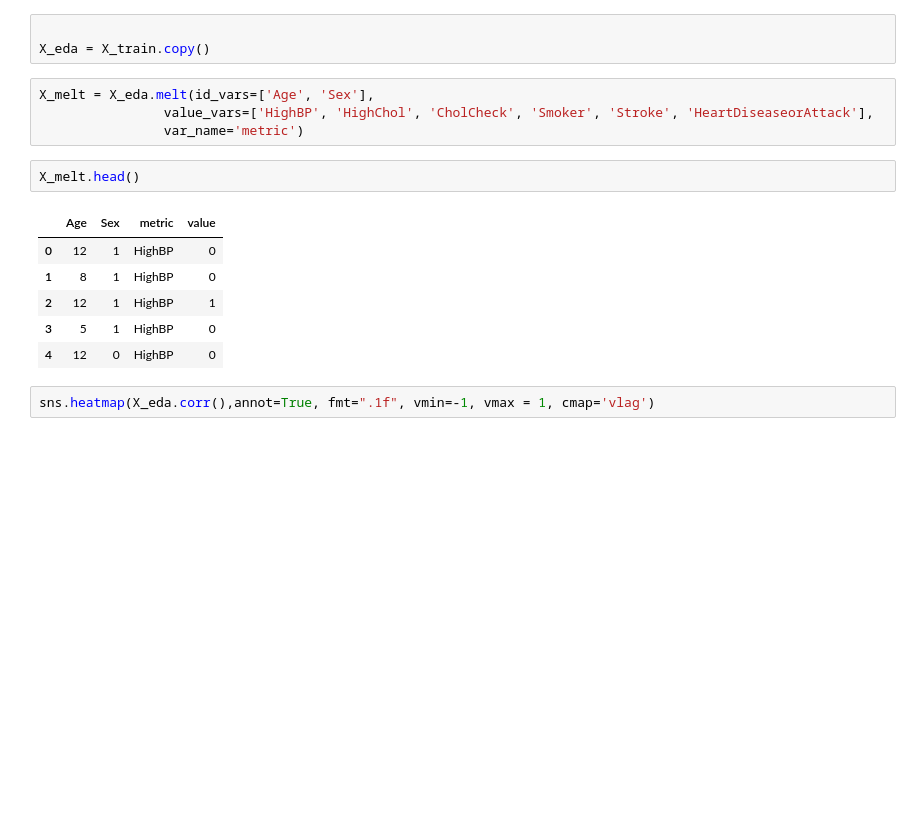
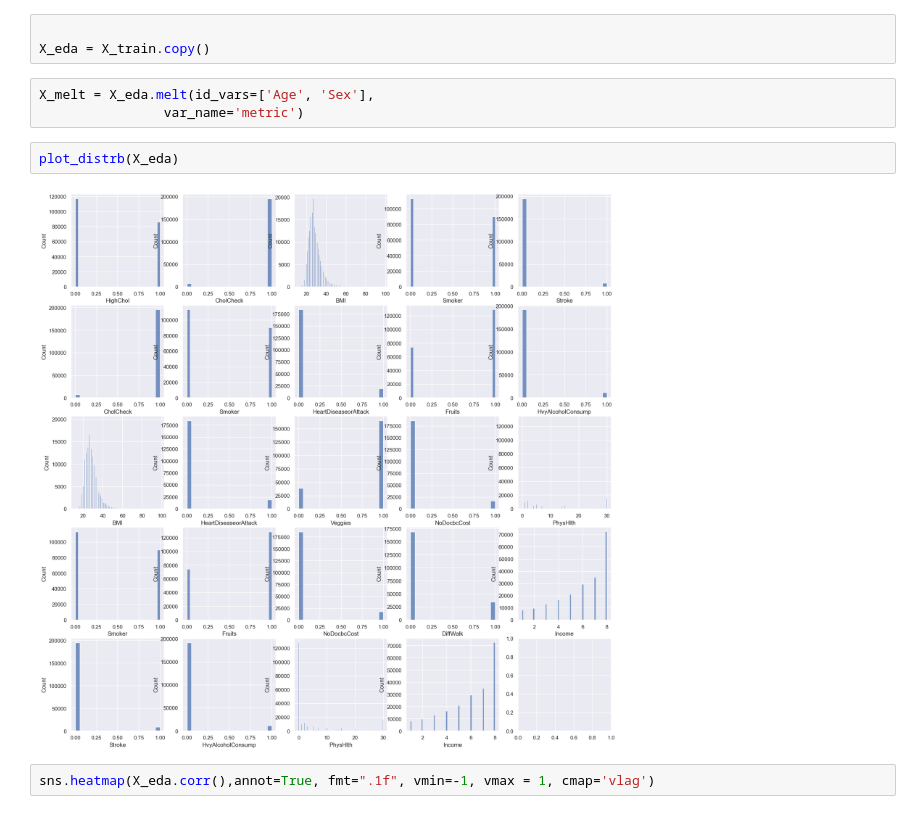
Before and after one commit to PavanKB/PS_1, a Jupyter notebook: assignment_1.ipynb, the cells around one changed output. Drawn from its saved outputs; the diff is of its cells as text; blank space fills up the shorter version.

```diff
--- a/assignment_1.ipynb
+++ b/assignment_1.ipynb
@@ -138,17 +139,11 @@ X_train, X_test, y_train, y_test = train_test_split(X, y, test_size=0.2, random_
 X_eda = X_train.copy()
 # %%
 X_melt = X_eda.melt(id_vars=['Age', 'Sex'],
-                value_vars=['HighBP', 'HighChol', 'CholCheck', 'Smoker', 'Stroke', 'HeartDiseaseorAttack'],
                 var_name='metric')
 # %%
-X_melt.head()
+plot_distrb(X_eda)
 # %% [output]
-|  | Age | Sex | metric | value |
-| 0 | 12 | 1 | HighBP | 0 |
-| 1 | 8 | 1 | HighBP | 0 |
-| 2 | 12 | 1 | HighBP | 1 |
-| 3 | 5 | 1 | HighBP | 0 |
-| 4 | 12 | 0 | HighBP | 0 |
+[figure, added]
 # %%
 sns.heatmap(X_eda.corr(),annot=True, fmt=".1f", vmin=-1, vmax = 1, cmap='vlag')
 # %% [output]
```
Also changed, not shown: parts of 4 cells of this notebook, 1 other file.
